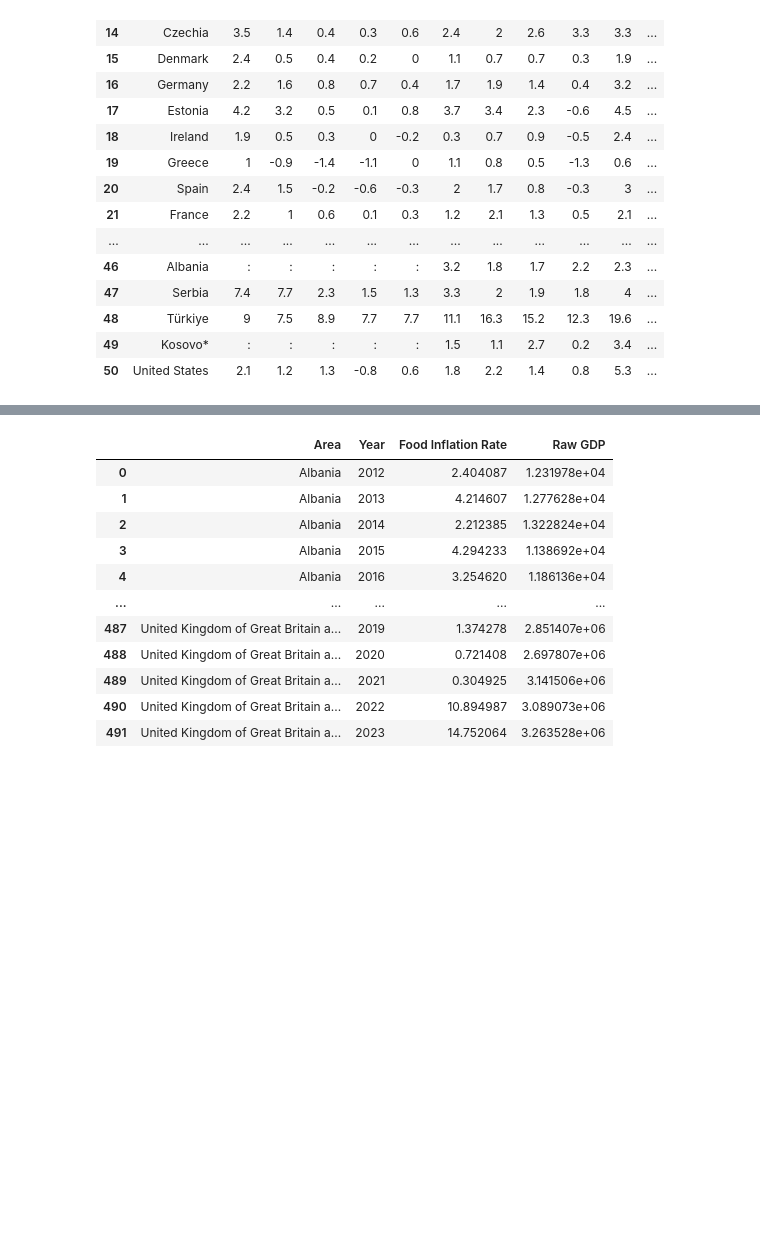
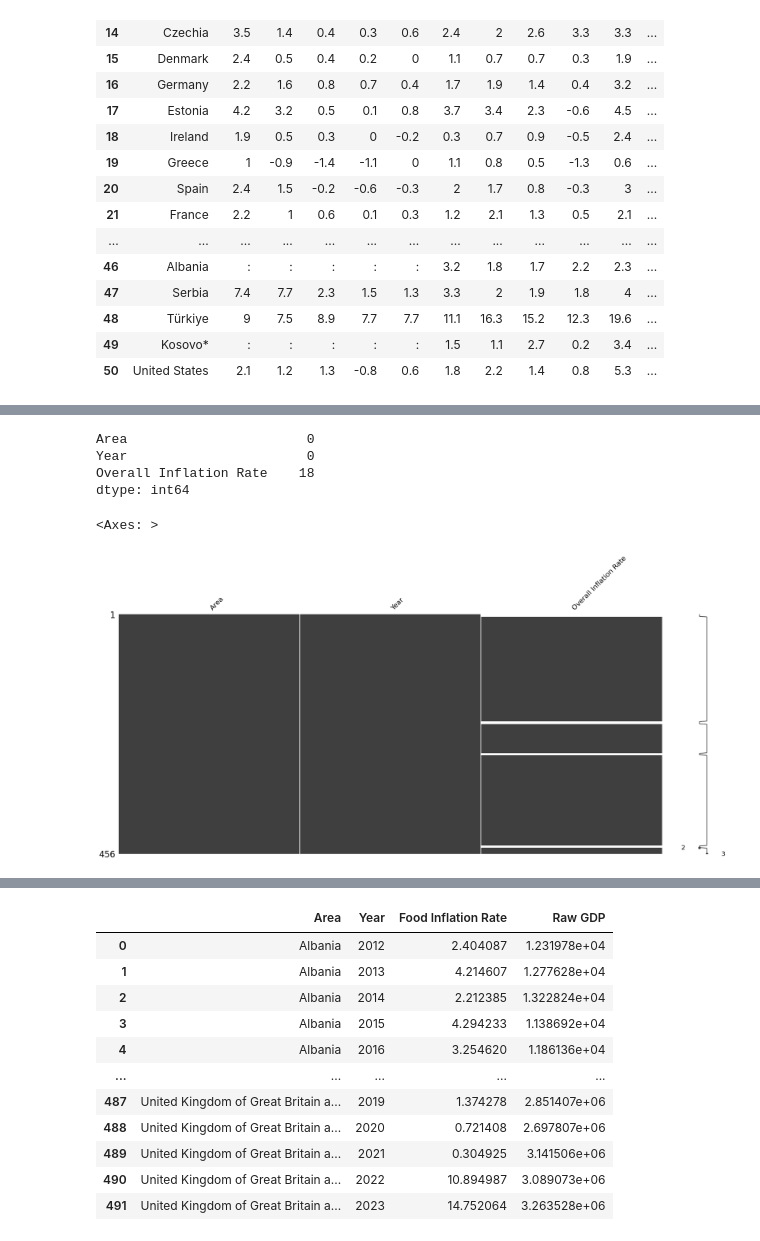
Before and after one commit to filipsam789/food-explainable-ai, a Jupyter notebook: project.ipynb, the cells around one changed output, grey strips where cells are left out. Cells and saved outputs as stored; diff of their text form; code cells hidden in the pictures; blank space fills up the shorter version.

```diff
--- a/project.ipynb
+++ b/project.ipynb
@@ -206,3 +294,15 @@ df
+# %%
+dataset_overall_inflation.isnull().sum()
+# %% [output]
+Area                       0
+Year                       0
+Overall Inflation Rate    18
+dtype: int64
+# %%
+msno.matrix(df)
+# %% [output]
+<Axes: >
+[figure, added]
 # %%
 tmp = dataset_overall_inflation.groupby('Area')['Overall Inflation Rate'].apply(lambda group: group.fillna(method='bfill')).reset_index()
 # %%
```
Also changed, not shown: parts of 23 cells of this notebook.
